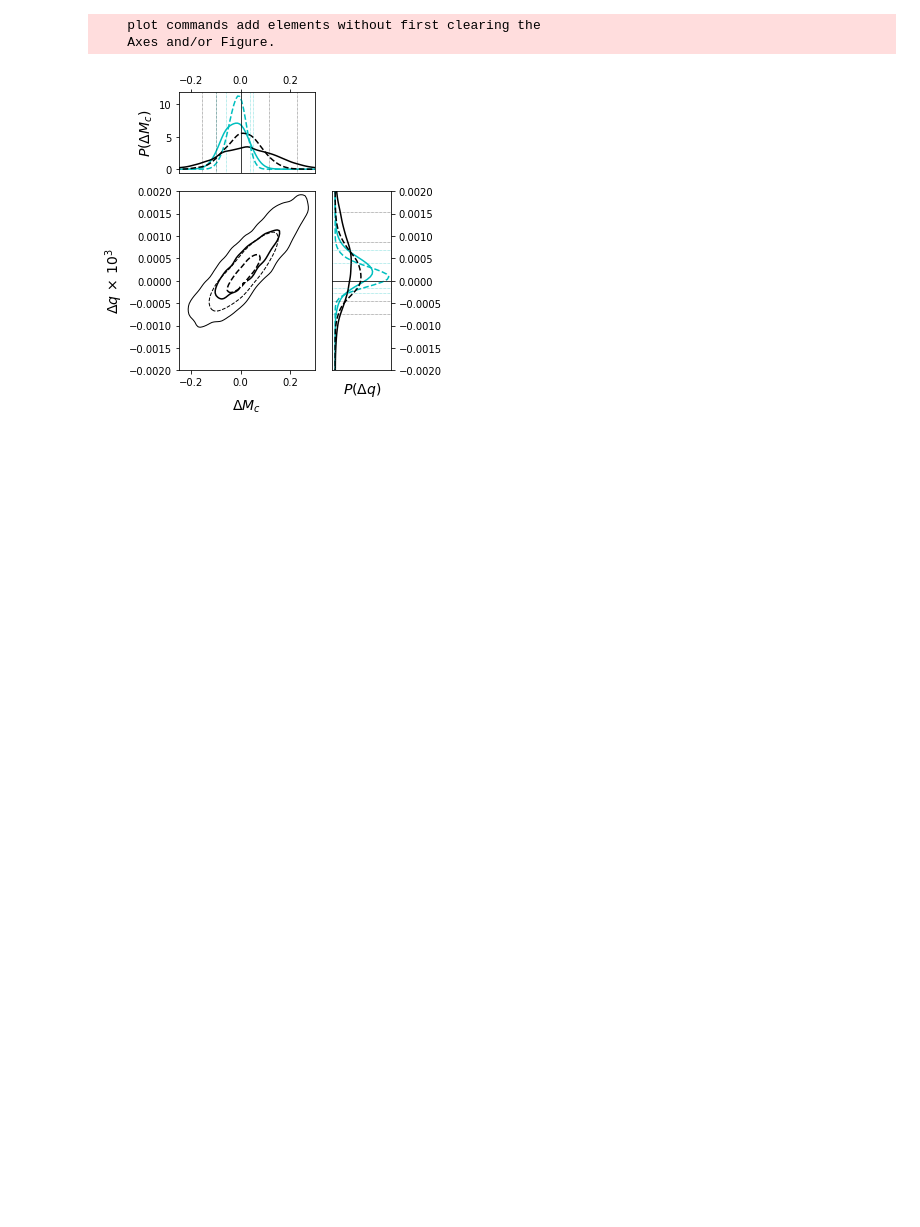
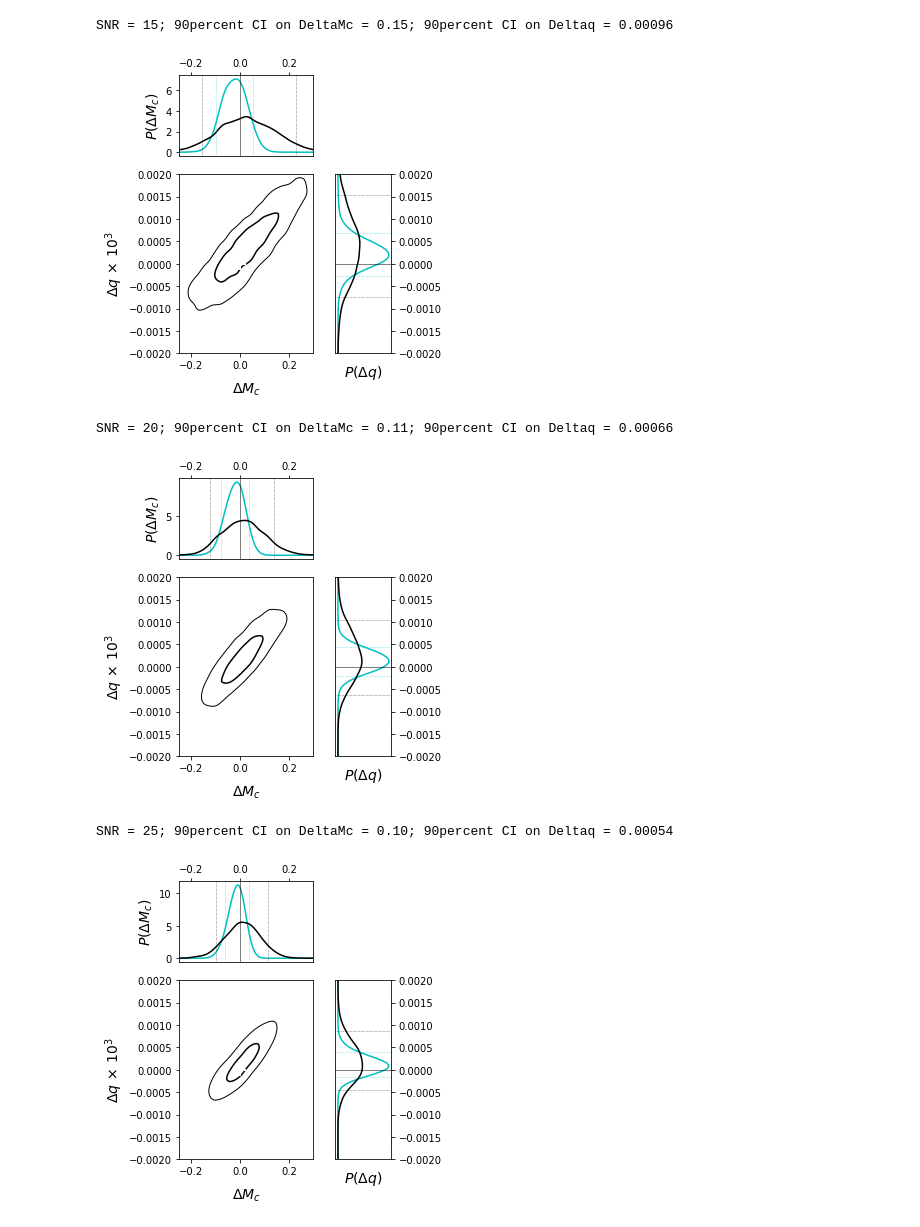
Before and after one commit to abhirup-ghosh/gr_consistency_highermodes, a Jupyter notebook: notebooks/compare_snr_15_25.ipynb, the cells around one changed output. Cells and saved outputs as stored; diff of their text form; code cells hidden in the pictures; blank space fills up the shorter version.

```diff
--- a/notebooks/compare_snr_15_25.ipynb
+++ b/notebooks/compare_snr_15_25.ipynb
@@ -55,5 +61,4 @@ def calc_cred_intervals_in_1d(P, x):
 nwalkers, num_iter, ndim = 100, 3000, 11
 n_burnin = 1000
 color = ['c', 'k', '#0072b2', '#CC79A7']
-snr_list = [15, 25]
-ls_list = ['solid', 'dashed']
+snr_list = [8, 10, 12, 15, 20, 25, 30, 40, 50]
@@ -60,21 +67,23 @@ ls_list = ['solid', 'dashed']
 # %%
-p = plt.figure(figsize=(5,5))
-ax1 = plt.subplot2grid((3,3), (0,0), colspan=2)
-ax2 = plt.subplot2grid((3,3), (1,2), rowspan=2)
-ax3 = plt.subplot2grid((3,3), (1,0), colspan=2, rowspan=2)
+dmc_90_CI = []
+dq_90_CI = []
 
 for (idx,snr) in enumerate(snr_list):
-    if snr == 15:
 
-        post_loc_dmcdq = '/home/abhirup/Documents/Work/gr_consistency_highermodes/runs/9_param_runs/Mc_q_deltaMc_deltaq/M_80_q_9_iota_60_SNR_15/emcee_samples.dat'
-        post_loc_dmc = '/home/abhirup/Documents/Work/gr_consistency_highermodes/runs/9_param_runs/Mc_q_deltaMc_deltaq/M_80_q_9_iota_60_deltaMc_SNR_15/emcee_samples.dat'
-        post_loc_dq = '/home/abhirup/Documents/Work/gr_consistency_highermodes/runs/9_param_runs/Mc_q_deltaMc_deltaq/M_80_q_9_iota_60_deltaq_SNR_15/emcee_samples.dat'
+    if snr == 8 or snr == 10 or snr ==12:
+        num_iter = 10000
 
-    elif snr == 25:
+    if snr == 25:
 
         post_loc_dmcdq = '/home/abhirup/Documents/Work/gr_consistency_highermodes/runs/9_param_runs/Mc_q_deltaMc_deltaq/M_80_q_9_iota_60/emcee_samples.dat'
         post_loc_dmc = '/home/abhirup/Documents/Work/gr_consistency_highermodes/runs/9_param_runs/Mc_q_deltaMc_deltaq/M_80_q_9_iota_60_deltaMc/emcee_samples.dat'
         post_loc_dq = '/home/abhirup/Documents/Work/gr_consistency_highermodes/runs/9_param_runs/Mc_q_deltaMc_deltaq/M_80_q_9_iota_60_deltaq/emcee_samples.dat'
+
+    else:
+
+        post_loc_dmcdq = '/home/abhirup/Documents/Work/gr_consistency_highermodes/runs/9_param_runs/Mc_q_deltaMc_deltaq/M_80_q_9_iota_60_SNR_%d/emcee_samples.dat'%snr
+        post_loc_dmc = '/home/abhirup/Documents/Work/gr_consistency_highermodes/runs/9_param_runs/Mc_q_deltaMc_deltaq/M_80_q_9_iota_60_deltaMc_SNR_%d/emcee_samples.dat'%snr
+        post_loc_dq = '/home/abhirup/Documents/Work/gr_consistency_highermodes/runs/9_param_runs/Mc_q_deltaMc_deltaq/M_80_q_9_iota_60_deltaq_SNR_%d/emcee_samples.dat'%snr
 
 
     mc, q, mc1, q1, dL, i, t0, phi0, ra, sin_dec, pol = res.read_emcee_samples_11dim(post_loc_dmcdq, nwalkers, num_iter, ndim, n_burnin)
@@ -112,8 +121,18 @@ for (idx,snr) in enumerate(snr_list):
     s1_marg_v1, s2_marg_v1, left1_marg_v1, right1_marg_v1, left2_marg_v1, right2_marg_v1 = calc_cred_intervals_in_1d(P_dmc_marg, dmc_intp)
     s1_marg_v2, s2_marg_v2, left1_marg_v2, right1_marg_v2, left2_marg_v2, right2_marg_v2 = calc_cred_intervals_in_1d(P_dq_marg, dq_intp)
 
-    ax1.plot(dmc_intp, tgr.gf(P_dmc_1d),color=color[0], lw=1.5, ls=ls_list[idx])
-    ax1.plot(dmc_intp, tgr.gf(P_dmc_marg),color=color[1], lw=1.5, ls=ls_list[idx])
+    dmc_90_CI = np.append(dmc_90_CI, right2_1d_v1-left2_1d_v1)
+    dq_90_CI = np.append(dq_90_CI, right2_1d_v2-left2_1d_v2)
+
+    print 'SNR = %d; 90percent CI on DeltaMc = %.2f; 90percent CI on Deltaq = %.5f'%(snr, (right2_1d_v1-left2_1d_v1), (right2_1d_v2-left2_1d_v2))
+
+    p = plt.figure(figsize=(5,5))
+    ax1 = plt.subplot2grid((3,3), (0,0), colspan=2)
+    ax2 = plt.subplot2grid((3,3), (1,2), rowspan=2)
+    ax3 = plt.subplot2grid((3,3), (1,0), colspan=2, rowspan=2)
+
+    ax1.plot(dmc_intp, tgr.gf(P_dmc_1d),color=color[0], lw=1.5)
+    ax1.plot(dmc_intp, tgr.gf(P_dmc_marg),color=color[1], lw=1.5)
     ax1.axvline(0.,color='k', ls='-', lw=0.5)
     ax1.axvline(x=left2_1d_v1, color=color[0], ls=':', lw=0.5)
     ax1.axvline(x=right2_1d_v1, color=color[0], ls=':', lw=0.5)
@@ -123,39 +142,40 @@ for (idx,snr) in enumerate(snr_list):
     #ax1.set_xticks(np.arange(-0.2, 0.25, 0.1))
     #ax1.set_xticklabels(np.arange(-0.2, 0.25, 0.1), fontsize=12)
     ax1.set_xlim(-0.25,0.3)
     #ax1.set_ylim(0,np.max(P_dmc_1d)*1.01)
     ax1.xaxis.tick_top()
     #ax1.set_yticks([])
 
     #ax3.pcolormesh(dmc_bins, dq_bins, tgr.gf(P_dmc_dq_2d), cmap='RdPu')
-    ax3.contour(dmc_intp, dq_intp, tgr.gf(P_dmc_dq_2d), levels=(s2_2d,s1_2d), linewidths=(1,1.5), colors=color[1],linestyles=(ls_list[idx],ls_list[idx]))
+    ax3.contour(dmc_intp, dq_intp, tgr.gf(P_dmc_dq_2d), levels=(s2_2d,s1_2d), linewidths=(1,1.5), colors=color[1])
     ax3.plot(0, 0, '+', color='white', ms=12, mew=2) # for mod gr make the marker k+ , for gr make the marker w+
     ax3.set_xlabel('$\Delta M_c ~ (M_\odot)$',fontsize=14, labelpad=10)
     ax3.set_ylabel('$\Delta q \, \\times \, 10^{3}$',fontsize=14)
     #ax3.set_xticks([])
     #ax3.set_yticks([])
     ax3.set_xlim(-0.25,0.3)
     ax3.set_ylim(-2e-3,2e-3)
 
-    ax2.plot(tgr.gf(P_dq_1d), dq_intp,color=color[0], lw=1.5, ls=ls_list[idx])
-    ax2.plot(tgr.gf(P_dq_marg), dq_intp,color=color[1], lw=1.5, ls=ls_list[idx])
+    ax2.plot(tgr.gf(P_dq_1d), dq_intp,color=color[0], lw=1.5)
+    ax2.plot(tgr.gf(P_dq_marg), dq_intp,color=color[1], lw=1.5)
     ax2.axhline(0.,color='k', ls='-', lw=0.5)
     ax2.axhline(y=left2_1d_v2, color=color[0], ls=':', lw=0.5)
     ax2.axhline(y=right2_1d_v2, color=color[0], ls=':', lw=0.5)
     ax2.axhline(y=left2_marg_v2, color=color[1], ls=':', lw=0.5)
     ax2.axhline(y=right2_marg_v2, color=color[1], ls=':', lw=0.5)
     ax2.set_xlabel('$P(\Delta q)$',fontsize=14, labelpad=10)
     ax2.set_xticks([])
     #ax2.set_yticks(np.arange(-0.0015, 0.0015, 0.0005))
     #ax2.set_yticklabels(np.arange(-1.5, 1.5, 0.5), fontsize=12)
     ax2.set_ylim(-2e-3,2e-3)
     #ax2.set_xlim(0,np.max(P_dq_1d)*1.01)
     ax2.yaxis.tick_right()
     plt.tight_layout()
-    plt.hold(True)
-
-plt.show()
+    plt.show()
 # %% [output]
-    plot commands add elements without first clearing the
-    Axes and/or Figure.
+SNR = 15; 90percent CI on DeltaMc = 0.15; 90percent CI on Deltaq = 0.00096
-[figure, old version]
+[figure, new version]
+SNR = 20; 90percent CI on DeltaMc = 0.11; 90percent CI on Deltaq = 0.00066
+[figure, added]
+SNR = 25; 90percent CI on DeltaMc = 0.10; 90percent CI on Deltaq = 0.00054
+[figure, added]
```
Also changed, not shown: parts of 7 cells of this notebook, 1 other file.
